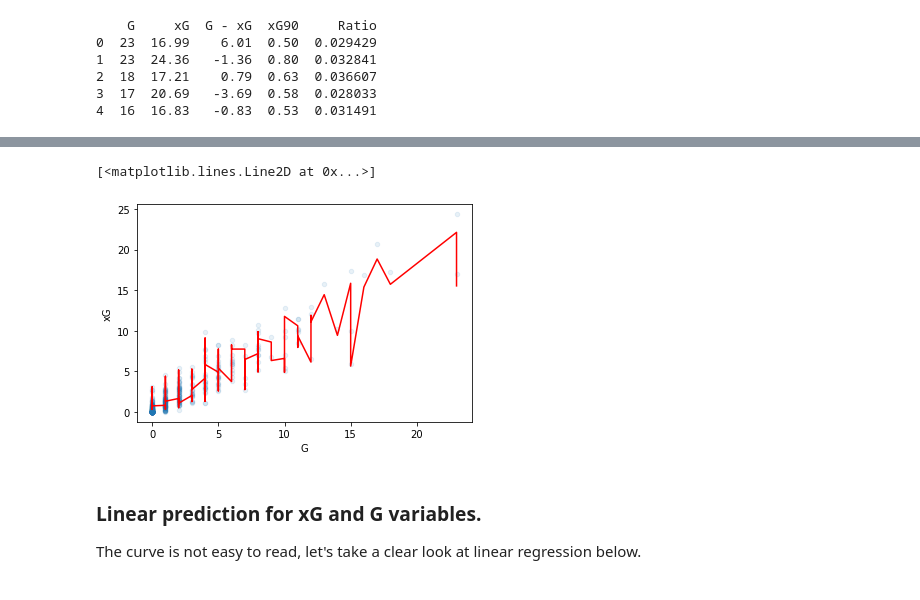
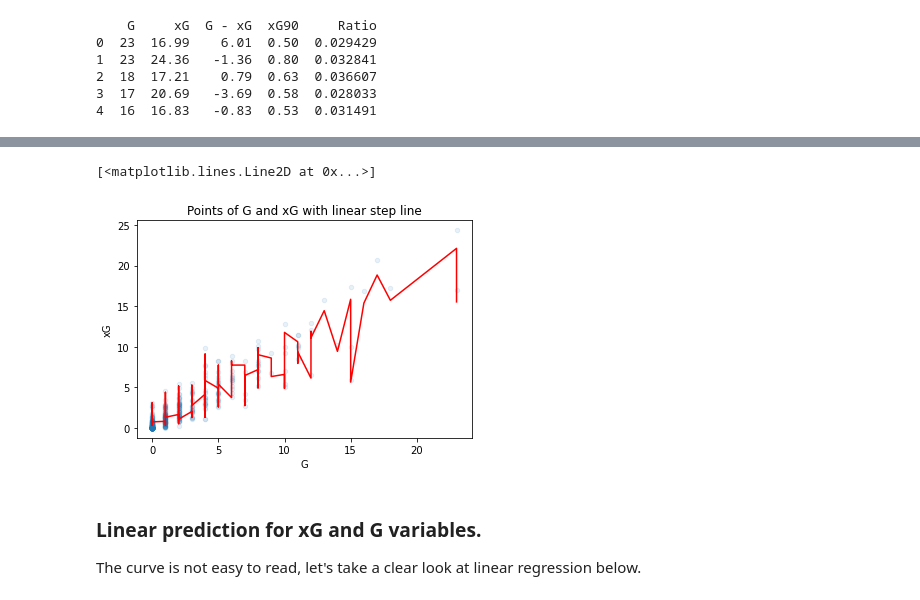
Before and after one commit to ubco-W2022T2-data301/group26, a Jupyter notebook: analysis/analysisAnanya.ipynb, the cells around one changed output, grey strips where cells are left out. Saved outputs shown, nothing was run; the diff lists cells and outputs as text; code cells hidden in the pictures.

Commit message:
added complex method chain, added titles and labels

```diff
--- a/analysis/analysisAnanya.ipynb
+++ b/analysis/analysisAnanya.ipynb
@@ -21,20 +23,15 @@ import statsmodels.formula.api as smf
 # %%
 def load_and_preprocess(path_to_csv_file):
-    # Method Chain 1 (Load data )
-    df = (
-        pd.read_csv(path_to_csv_file)
-    )
-    features_to_drop_in_list=df.columns.tolist()
-    features_to_drop_in_list.remove('G') #we need this data
-    features_to_drop_in_list.remove('xG') #we need this data
-    features_to_drop_in_list.remove('G - xG') #we need this data
-    features_to_drop_in_list.remove('xG90') #we need this data
+    # Method Chain 1 (Load data)
+    df = pd.read_csv(path_to_csv_file)
 
     # Method Chain 2 (deal with not used data)
     df2 = (
-        df.copy().drop(features_to_drop_in_list, axis=1)
-        .dropna(axis=0)
+        df.drop(columns=['some_column_name'], errors='ignore')
+          .dropna()
+          .loc[:, ['G', 'xG', 'G - xG', 'xG90']]
     )
+
     return df2
 # %% [markdown]
 ## Legend:
@@ -115,11 +117,11 @@ We clearly see that there are a lot of outliers here.
 # %%
 def cleanoutliers(df, name):
     # Method Chain 3 (cleaning outliers for the 'name' variable)
-    data = np.array(df[name])
-    low, hgh = np.percentile(data, [1, 99])
-    #print(xG90_low, xG90_hgh)
-    df_cleaned = df.copy()[df[name].between(low, hgh)]
-    print ("We had "+str(len(df))+ " entries. After dropping out the outliers for " +str(name)+ " variable, we have only " +str(len(df_cleaned)))
+    df_cleaned = (
+        df.copy()
+          .loc[df[name].between(*np.percentile(df[name], [1, 99])), :]
+    )
+    print(f"We had {len(df)} entries. After dropping out the outliers for {name} variable, we have only {len(df_cleaned)}")
     return df_cleaned
 # %%
 df_xG90 = cleanoutliers(df, 'xG90')
@@ -217,15 +227,17 @@ xG             0.9623      0.017     57.324      0.000       0.929       0.995
 ==============================================================================
 # %%
 # Creating a Linear Regression model on our data
-lin = LinearRegression()
+lin = LinearRegression().fit(X, Y)
 
-lin.fit(X, Y)
 # Creating a plot
-ax = df_detailed.plot.scatter(x='G', y='xG', alpha=.1)
-ax.plot(df_detailed[['G']], lin.predict(df_detailed[['xG']]), c='r')
+(
+    df_detailed
+      .plot.scatter(x='G', y='xG', alpha=.1, title='Points of G and xG with linear step line')
+      .plot(df_detailed[['G']], lin.predict(df_detailed[['xG']]), c='r')
+)
 # %% [output]
 [<matplotlib.lines.Line2D at 0x...>]
-[figure, old version]
+[figure, new version]
 # %% [markdown]
 ### Linear prediction for xG and G variables.
 
```
Also changed, not shown: parts of 11 cells of this notebook, 2 other files.
